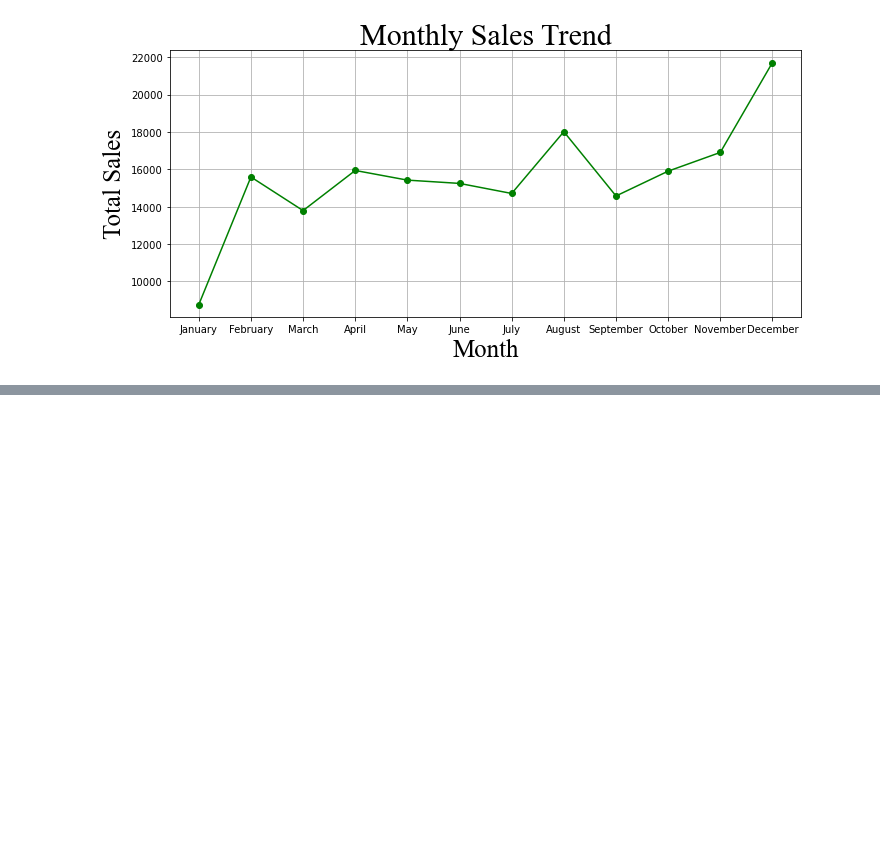
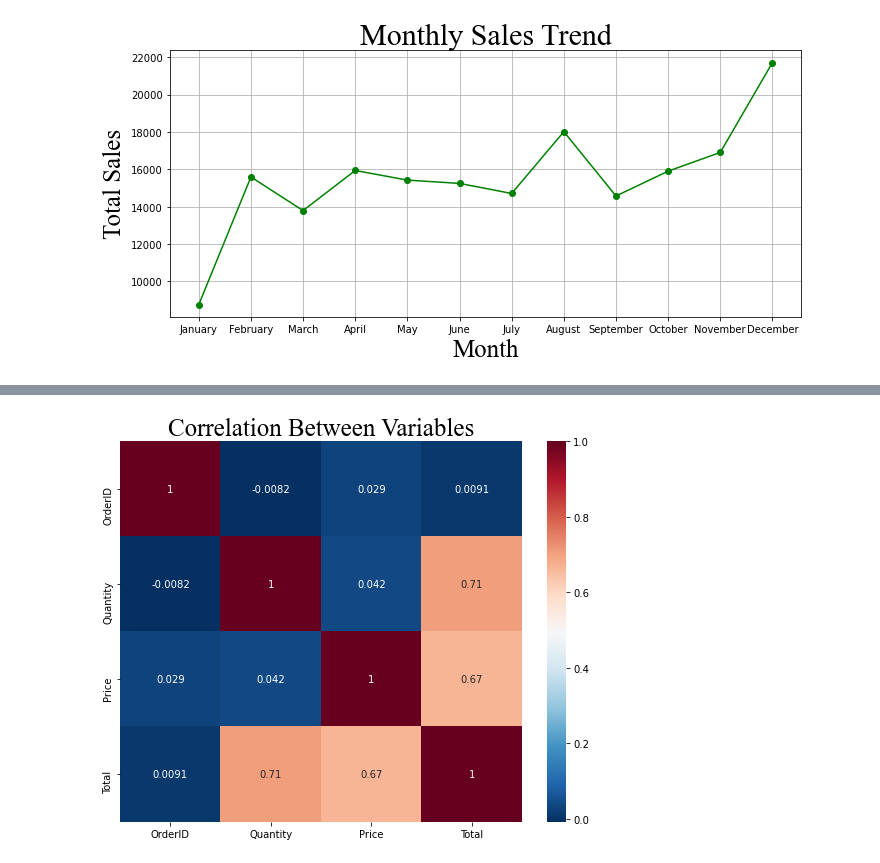
Before and after one commit to Eniola-Hannah/Sales-Data-Storytelling, a Jupyter notebook: Analysis.ipynb, the cells around one changed output, grey strips where cells are left out. Saved outputs shown, nothing was run; the diff lists cells and outputs as text; code cells hidden in the pictures; blank space fills up the shorter version.

```diff
--- a/Analysis.ipynb
+++ b/Analysis.ipynb
@@ -392,0 +400,8 @@ Text(0.5, 1.0, 'Quantity vs Total (Jittered)')
+# %%
+plt.figure(figsize=(9,7))
+
+sns.heatmap(correlation, annot=True, cmap='RdBu_r')
+plt.title("Correlation Between Variables", fontname='Times New Roman', fontsize=25)
+plt.show()
+# %% [output]
+[figure, added]
```
Also changed, not shown: parts of 6 cells of this notebook.
